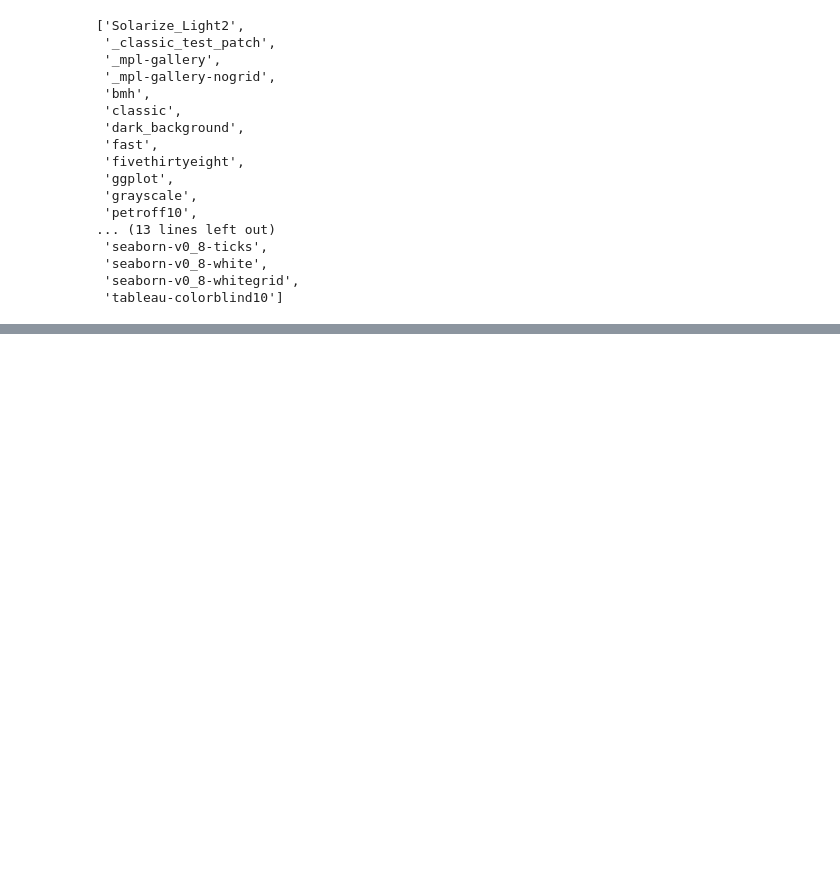
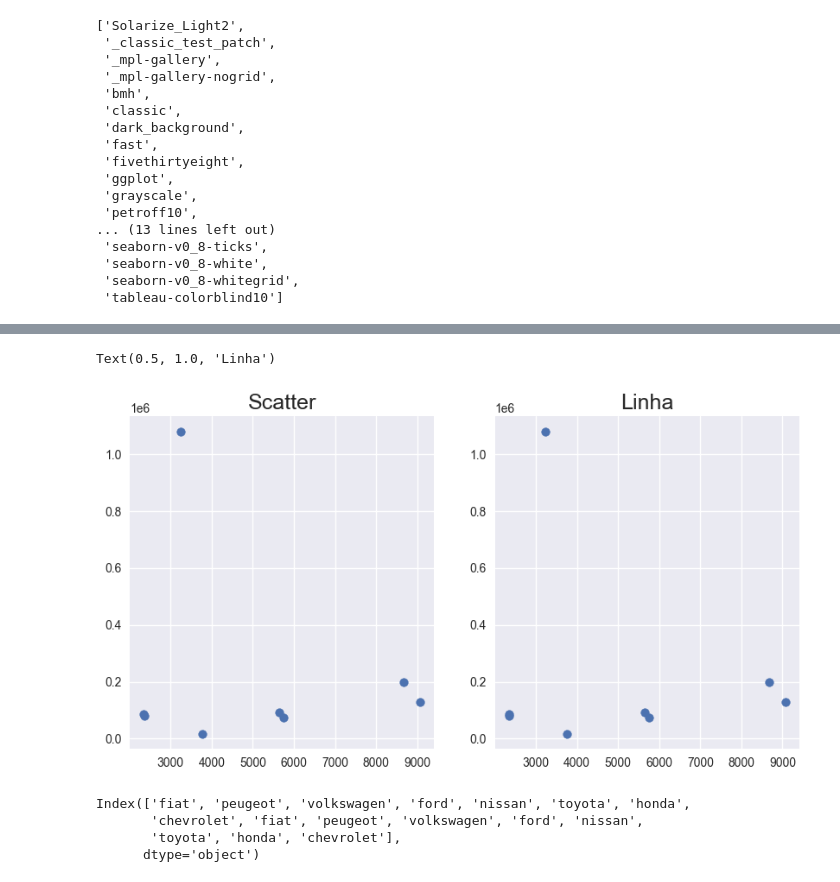
Before and after one commit to JairCipriano/projeto_machine_learning, a Jupyter notebook: projeto2/matplotlib.ipynb, the cells around one changed output, grey strips where cells are left out. Saved outputs shown, nothing was run; the diff lists cells and outputs as text; code cells hidden in the pictures; blank space fills up the shorter version.

```diff
--- a/projeto2/matplotlib.ipynb
+++ b/projeto2/matplotlib.ipynb
@@ -803,0 +860,19 @@ plt.show()
+# %%
+
+fig, ax = plt.subplots(nrows=1, ncols=2, figsize=(10, 5))
+
+ax[0].scatter(quant, preco)
+ax[0].set_title('Scatter', fontsize = 18)
+
+ax[1].scatter(quant, preco)
+ax[1].set_title('Linha', fontsize = 18)
+# %% [output]
+Text(0.5, 1.0, 'Linha')
+[figure, added]
+# %%
+carros4.columns
+# %% [output]
+Index(['fiat', 'peugeot', 'volkswagen', 'ford', 'nissan', 'toyota', 'honda',
+       'chevrolet', 'fiat', 'peugeot', 'volkswagen', 'ford', 'nissan',
+       'toyota', 'honda', 'chevrolet'],
+      dtype='object')
```
Also changed, not shown: parts of 56 cells of this notebook.
